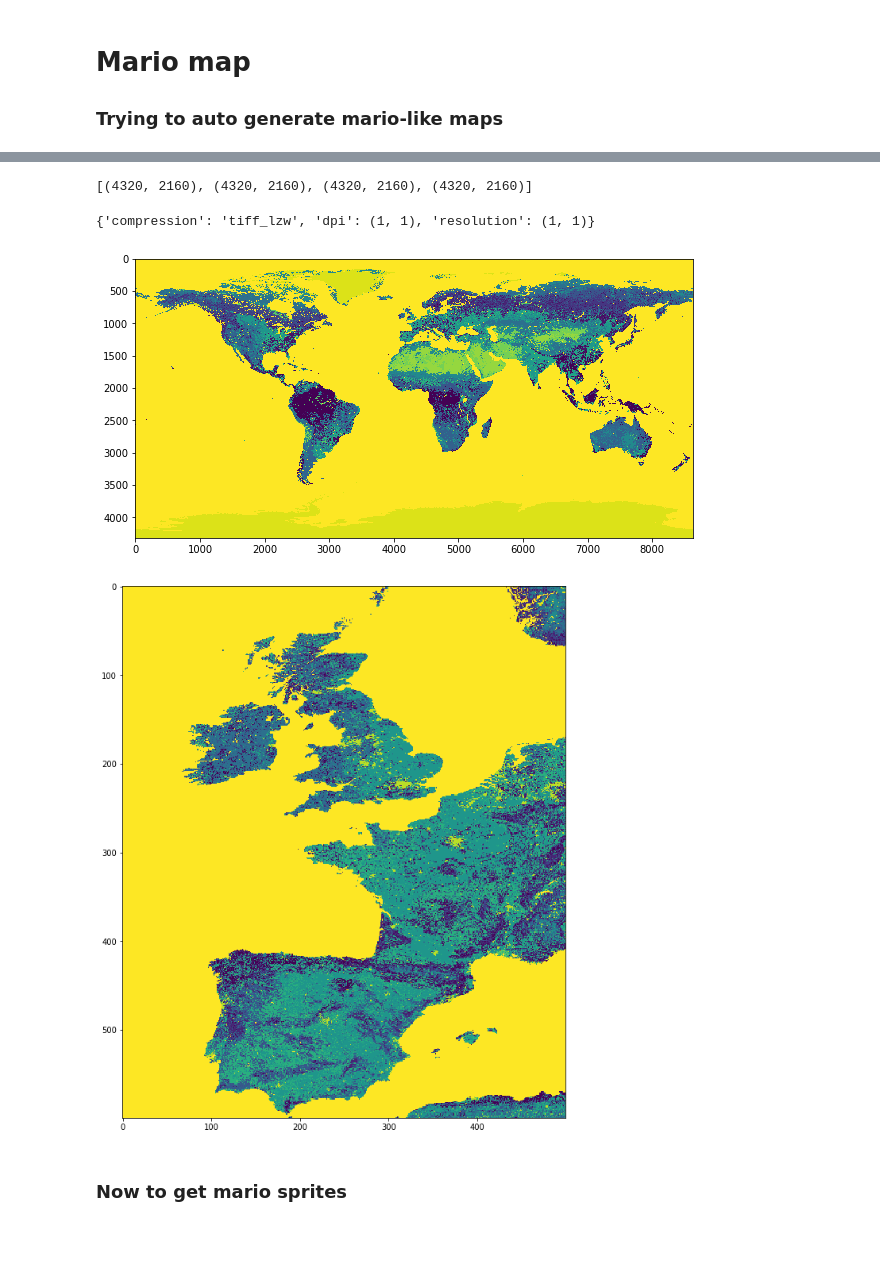
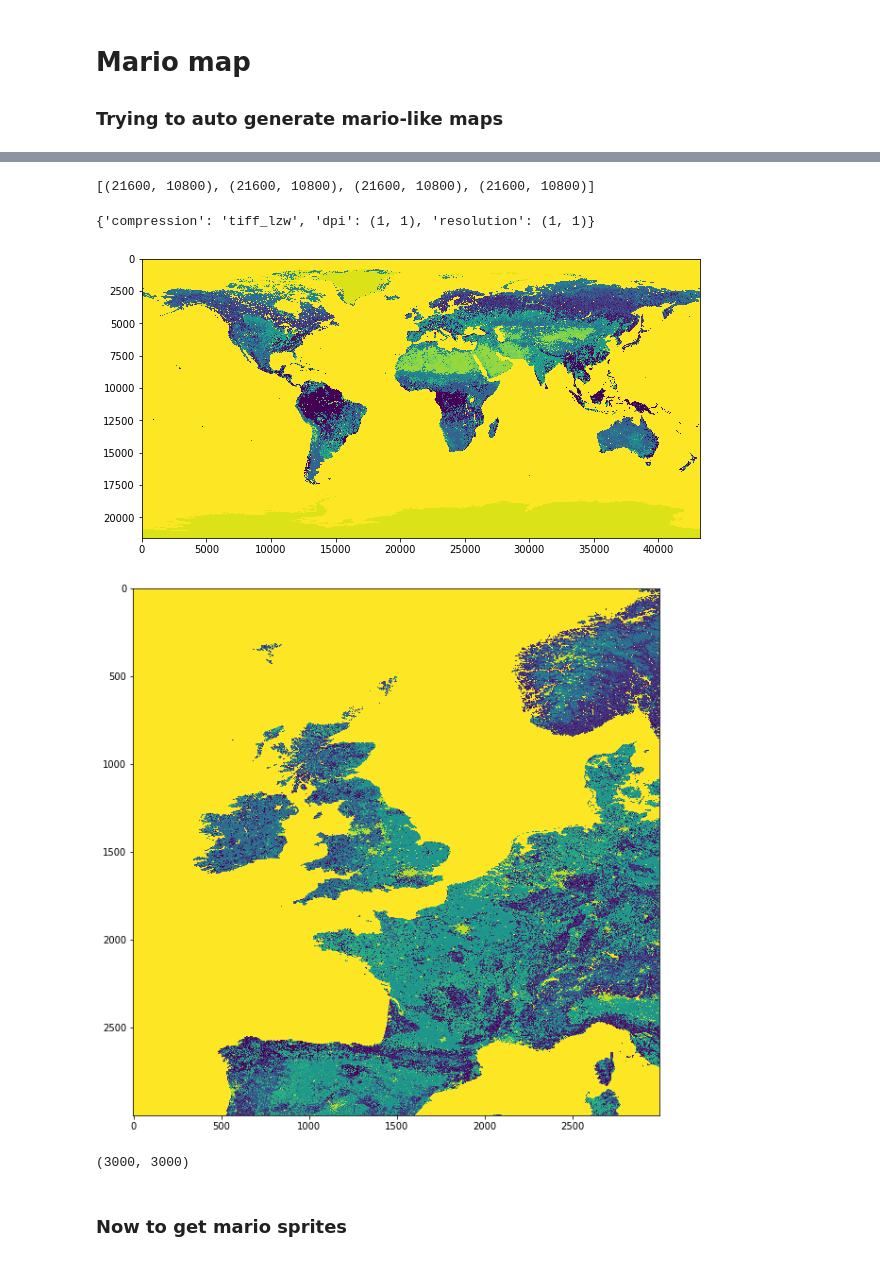
Before and after one commit to alexmadison/mariomap, a Jupyter notebook: mariomap.ipynb, the cells around one changed output, grey strips where cells are left out. Cells and saved outputs as stored; diff of their text form; code cells hidden in the pictures.

```diff
--- a/mariomap.ipynb
+++ b/mariomap.ipynb
@@ -12,7 +13,7 @@ from PIL import Image
 map_tif_path = glob.glob("map_data/gm_lc_v3/*.tif")
 im_full = [Image.open(path) for path in map_tif_path]
 # %%
-scale_1 = 10
+scale_1 = 2
 im_full_scaled = [im.resize((int(im.size[0]/scale_1),int(im.size[1]/scale_1)),
                                 resample = PIL.Image.NEAREST) for im in im_full]
 # %%
@@ -27,7 +31,7 @@ im_full_scaled
 # %%
 [im_full_scaled[i].size for i in range(4)]
 # %% [output]
-[(4320, 2160), (4320, 2160), (4320, 2160), (4320, 2160)]
+[(21600, 10800), (21600, 10800), (21600, 10800), (21600, 10800)]
 # %%
 im_full_scaled[0].info
 # %% [output]
@@ -46,11 +50,11 @@ fig = plt.figure(figsize = (10,20))
 plt.imshow(im_master, aspect = "equal")
 plt.show()
 # %% [output]
-[figure, old version]
+[figure, new version]
 # %%
 fig = plt.figure(figsize = (10,20))
-im = im_master.crop((4000,700,4500,1300))
+im = im_master.crop((20000,3000,23000,6000))
 plt.imshow(im, aspect = "equal")
 plt.show()
 # %% [output]
-[figure, old version]
+[figure, new version]
@@ -59,2 +66,6 @@ data = np.array(im)
+# %%
+im.size
+# %% [output]
+(3000, 3000)
 # %% [markdown]
 ### Now to get mario sprites
```
Also changed, not shown: parts of 14 cells of this notebook.
